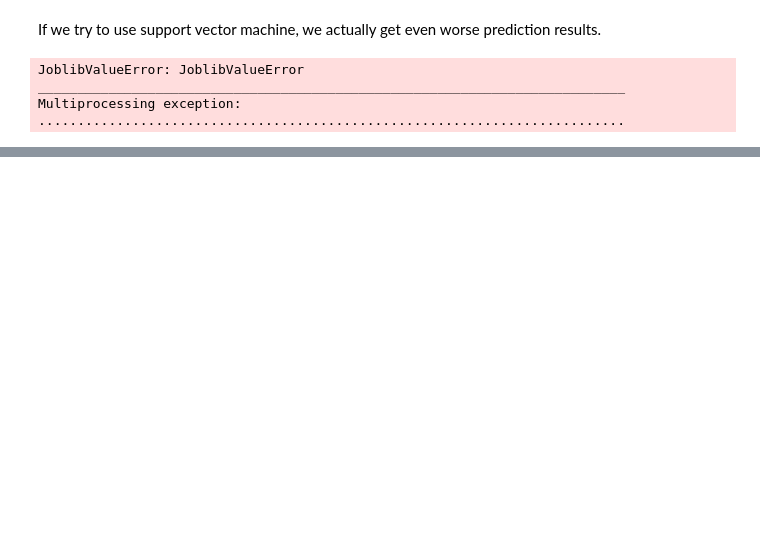
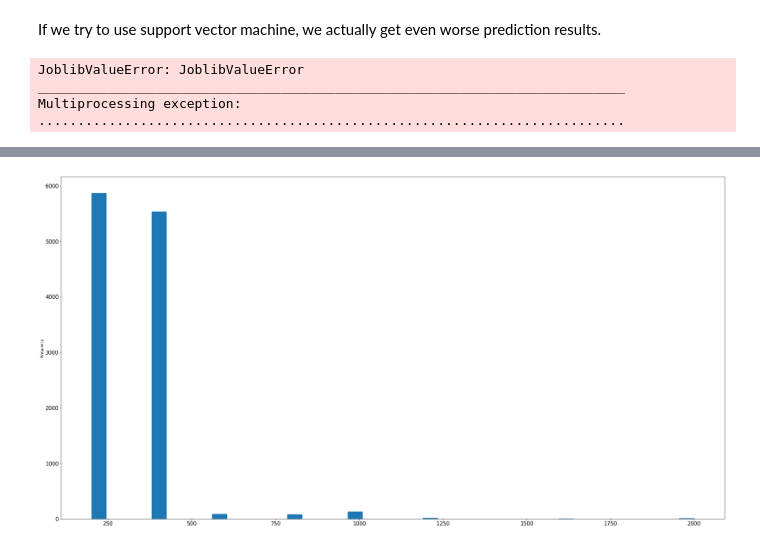
Before and after one commit to aurbanski/Jeopardy, a Jupyter notebook: Jeopardy.ipynb, the cells around one changed output, grey strips where cells are left out. Saved outputs shown, nothing was run; the diff lists cells and outputs as text; code cells hidden in the pictures; blank space fills up the shorter version.

```diff
--- a/Jeopardy.ipynb
+++ b/Jeopardy.ipynb
@@ -296,0 +248,11 @@ Name:  Value, Length: 150, dtype: int64
+# %%
+counts = jeopardy[' Value'].value_counts()
+farmersonly = jeopardy[(jeopardy[' Value'].isin(counts[counts > 10000].index)) & (jeopardy[' Round'] == "Jeopardy!")]
+pd.options.mode.chained_assignment = None
+farmersonly[' Air Date'] = pd.to_datetime(farmersonly[' Air Date'], yearfirst= True)
+youngfarmersonly = farmersonly[(farmersonly[' Air Date'] >= '01-01-1995') & (farmersonly[' Air Date'] <= '12-31-2000')]
+
+ax = youngfarmersonly.plot( y=' Value',  style = 'o',
+             legend = False, figsize=(34,18), fontsize = 15, kind="hist", bins=40)
+# %% [output]
+[figure, added]
```
Also changed, not shown: parts of 14 cells of this notebook, 9 other files.
